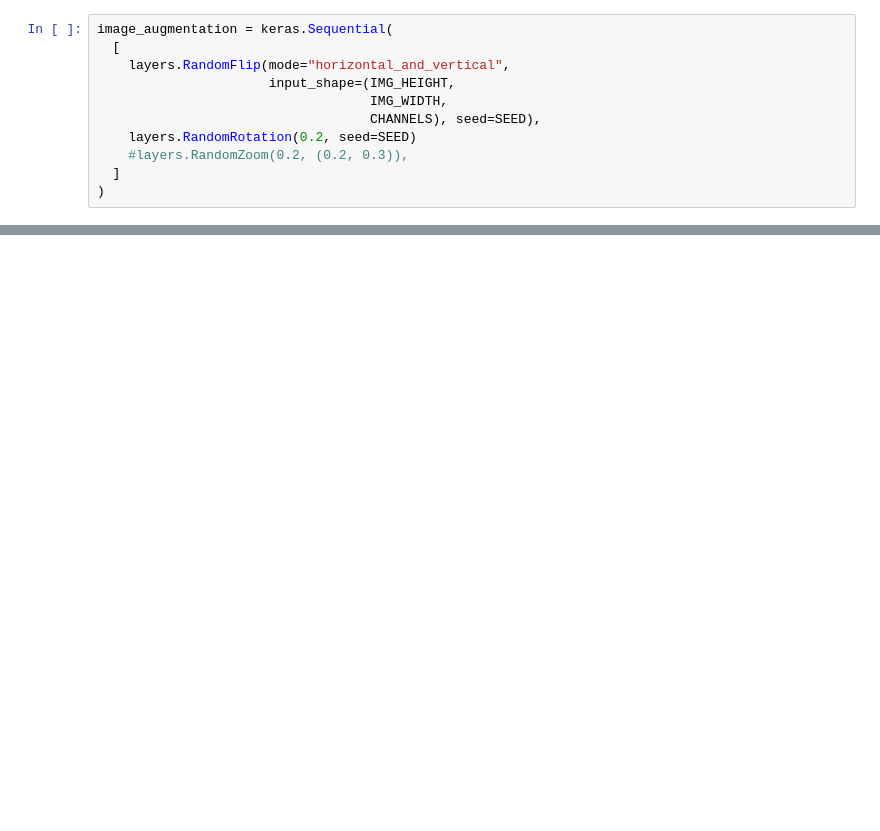
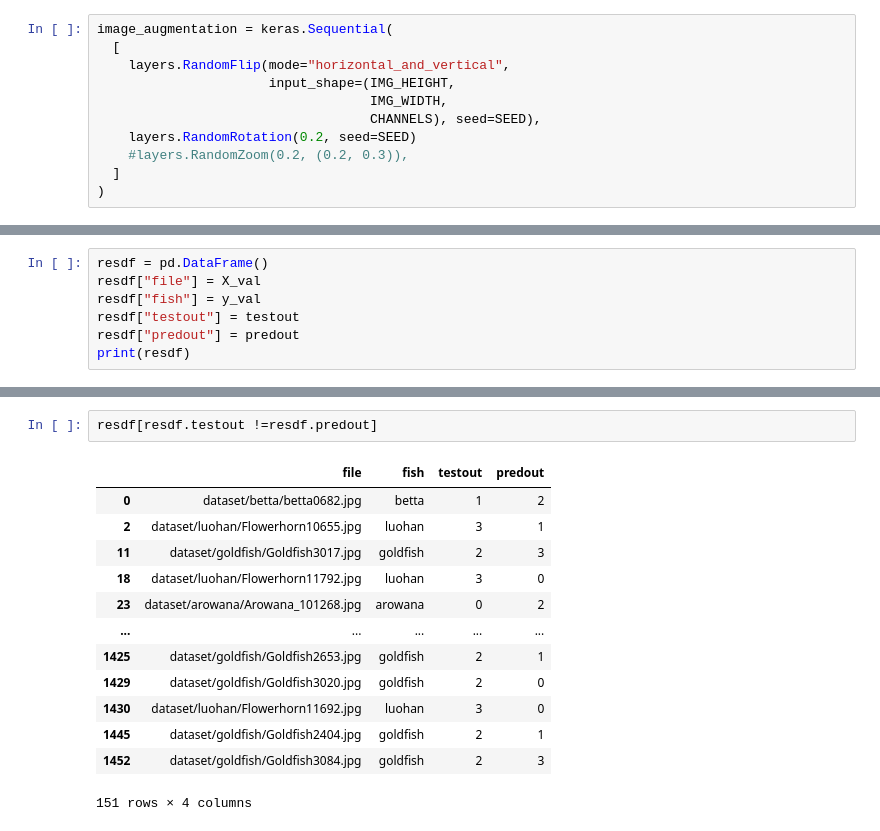
Before and after one commit to ISS-MTECH-IS-Project/PRMLS_Project, a Jupyter notebook: SystemCode/training_general_tensor-with_augment_layer.ipynb, the cells around one changed output, grey strips where cells are left out. Cells and saved outputs as stored; diff of their text form; blank space fills up the shorter version.

```diff
--- a/SystemCode/training_general_tensor-with_augment_layer.ipynb
+++ b/SystemCode/training_general_tensor-with_augment_layer.ipynb
@@ -472,0 +469,7 @@ This image most likely belongs to betta with a 45.23 percent confidence.
+# %%
+resdf = pd.DataFrame()
+resdf["file"] = X_val
+resdf["fish"] = y_val
+resdf["testout"] = testout
+resdf["predout"] = predout
+print(resdf)
@@ -472,0 +491,16 @@ This image most likely belongs to betta with a 45.23 percent confidence.
+# %%
+resdf[resdf.testout !=resdf.predout]
+# %% [output]
+|  | file | fish | testout | predout |
+| 0 | dataset/betta/betta0682.jpg | betta | 1 | 2 |
+| 2 | dataset/luohan/Flowerhorn10655.jpg | luohan | 3 | 1 |
+| 11 | dataset/goldfish/Goldfish3017.jpg | goldfish | 2 | 3 |
+| 18 | dataset/luohan/Flowerhorn11792.jpg | luohan | 3 | 0 |
+| 23 | dataset/arowana/Arowana_101268.jpg | arowana | 0 | 2 |
+| ... | ... | ... | ... | ... |
+| 1425 | dataset/goldfish/Goldfish2653.jpg | goldfish | 2 | 1 |
+| 1429 | dataset/goldfish/Goldfish3020.jpg | goldfish | 2 | 0 |
+| 1430 | dataset/luohan/Flowerhorn11692.jpg | luohan | 3 | 0 |
+| 1445 | dataset/goldfish/Goldfish2404.jpg | goldfish | 2 | 1 |
+| 1452 | dataset/goldfish/Goldfish3084.jpg | goldfish | 2 | 3 |
+151 rows × 4 columns
```
Also changed, not shown: parts of 14 cells of this notebook, 4 other files.
